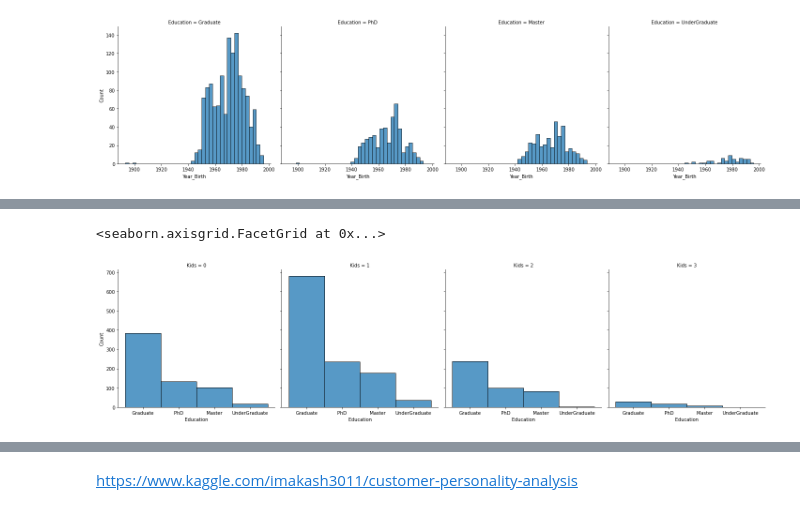
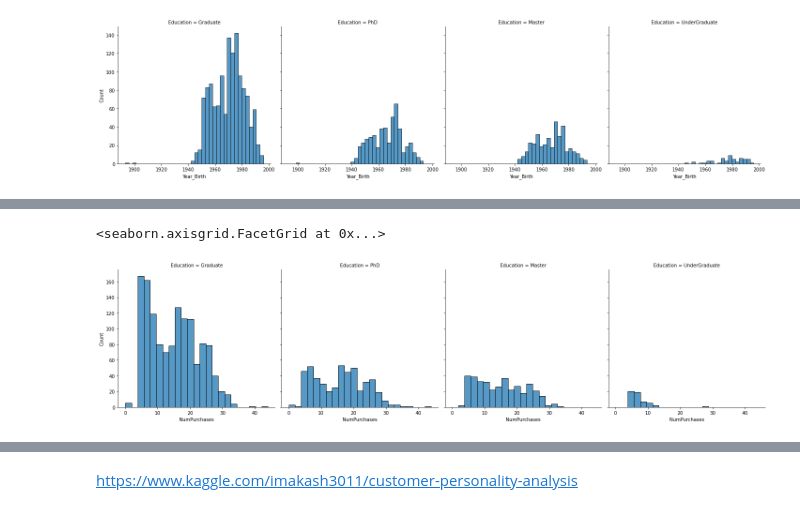
Before and after one commit to joseluistello/Python--, a Jupyter notebook: Data-Analysis-Python/Customer Analysis.ipynb, the cells around one changed output, grey strips where cells are left out. Cells and saved outputs as stored; diff of their text form; code cells hidden in the pictures.

```diff
--- a/Data-Analysis-Python/Customer Analysis.ipynb
+++ b/Data-Analysis-Python/Customer Analysis.ipynb
@@ -265,7 +275,7 @@ sns.displot(df,
 # %%
 sns.displot(df,
-           x="Education",
-           col="Kids")
+           x="NumPurchases",
+           col="Education")
 # %% [output]
 <seaborn.axisgrid.FacetGrid at 0x...>
-[figure, old version]
+[figure, new version]
```
Also changed, not shown: parts of 7 cells of this notebook.
